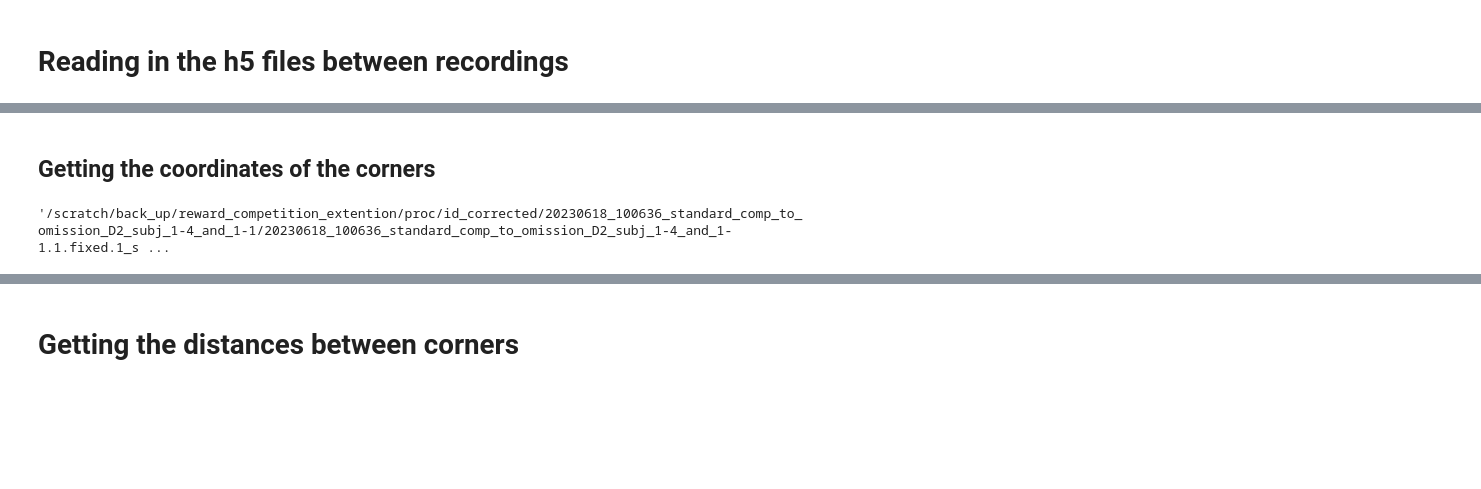
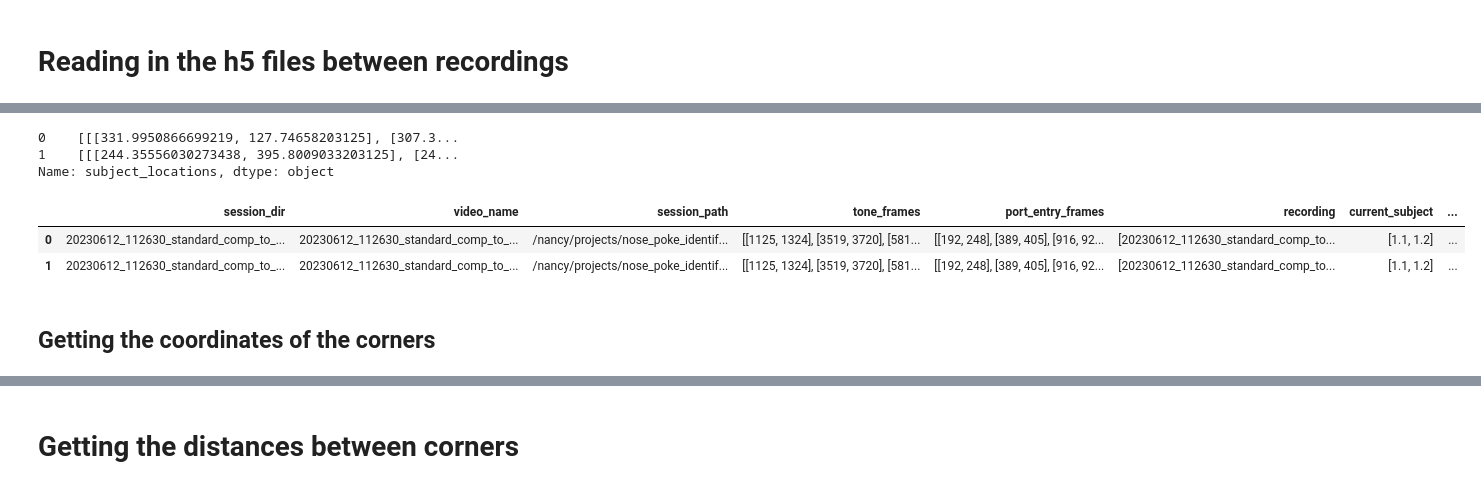
Before and after one commit to padillacoreanolab/nose_poke_identifier, a Jupyter notebook: results/2023_09_07_nose_poke_extraction/02_calculate_distance_to_port.ipynb, the cells around one changed output, grey strips where cells are left out. Cells and saved outputs as stored; diff of their text form; code cells hidden in the pictures; blank space fills up the shorter version.

```diff
--- a/results/2023_09_07_nose_poke_extraction/02_calculate_distance_to_port.ipynb
+++ b/results/2023_09_07_nose_poke_extraction/02_calculate_distance_to_port.ipynb
@@ -374,11 +342,21 @@ VIDEO_TO_FRAME_AND_SUBJECT_DF["subject_id"]
 Name: subject_id, dtype: object
 # %%
 VIDEO_TO_FRAME_AND_SUBJECT_DF["subject_locations"] = VIDEO_TO_FRAME_AND_SUBJECT_DF["subject_locations"].apply(lambda x: fill_missing(x))
+# %%
+VIDEO_TO_FRAME_AND_SUBJECT_DF["subject_locations"]
+# %% [output]
+0    [[[331.9950866699219, 127.74658203125], [307.3...
+1    [[[244.35556030273438, 395.8009033203125], [24...
+Name: subject_locations, dtype: object
+# %%
+VIDEO_TO_FRAME_AND_SUBJECT_DF
+# %% [output]
+|  | session_dir | video_name | session_path | tone_frames | port_entry_frames | recording | current_subject | ... |
+| 0 | 20230612_112630_standard_comp_to_... | 20230612_112630_standard_comp_to_... | /nancy/projects/nose_poke_identif... | [[1125, 1324], [3519, 3720], [581... | [[192, 248], [389, 405], [916, 92... | [20230612_112630_standard_comp_to... | [1.1, 1.2] | ... |
+| 1 | 20230612_112630_standard_comp_to_... | 20230612_112630_standard_comp_to_... | /nancy/projects/nose_poke_identif... | [[1125, 1324], [3519, 3720], [581... | [[192, 248], [389, 405], [916, 92... | [20230612_112630_standard_comp_to... | [1.1, 1.2] | ... |
 # %% [markdown]
 ## Getting the coordinates of the corners
 # %%
-VIDEO_TO_FRAME_AND_SUBJECT_DF["file_path"].iloc[0]
+VIDEO_TO_FRAME_AND_SUBJECT_DF["sleap_path"].iloc[0]
-# %% [output]
-'/scratch/back_up/reward_competition_extention/proc/id_corrected/20230618_100636_standard_comp_to_omission_D2_subj_1-4_and_1-1/20230618_100636_standard_comp_to_omission_D2_subj_1-4_and_1-1.1.fixed.1_s ...
 # %%
 # Each corner file is the in the same folder and has the same basename of the pose tracking file
```
Also changed, not shown: parts of 52 cells of this notebook.
